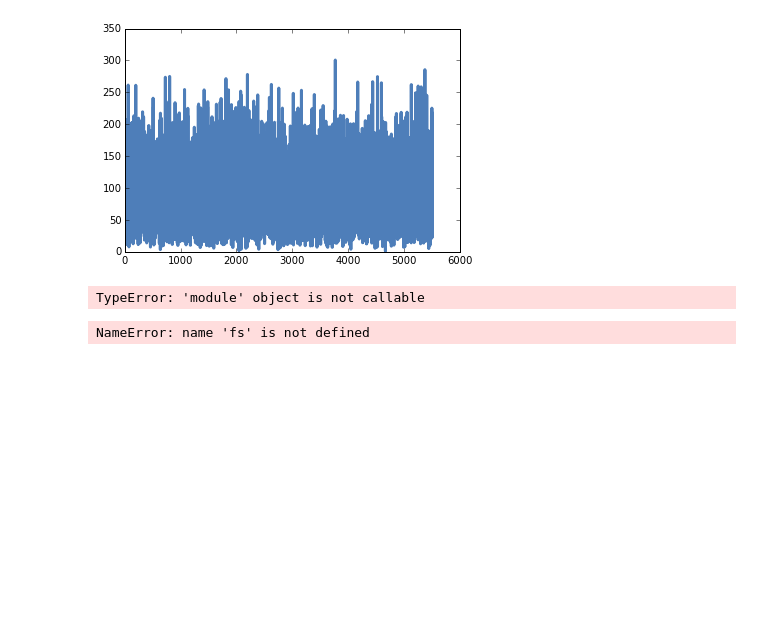
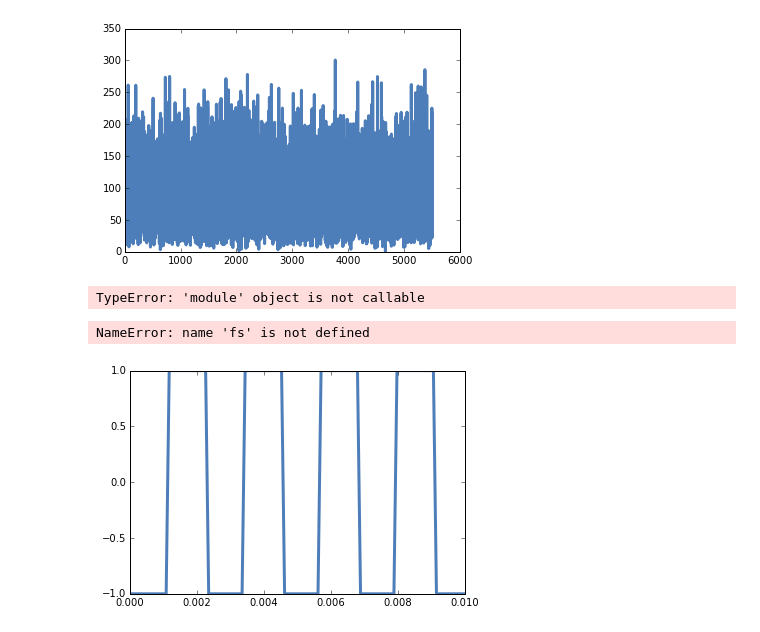
Before and after one commit to CaseyAlvarado/ThinkDSP, a Jupyter notebook: code/Untitled0.ipynb, the cells around one changed output. Drawn from its saved outputs; the diff is of its cells as text; code cells hidden in the pictures; blank space fills up the shorter version.

```diff
--- a/code/Untitled0.ipynb
+++ b/code/Untitled0.ipynb
@@ -67,2 +69,8 @@ square_spectrum = thinkdsp.SquareSignal(freq = 440, amp = 1).make_spectrum()
 hs = dft(square_spectrum)
 hs = hs*PI2*j*
+# %%
+signal_1 = thinkdsp.SquareSignal(freq = 440).make_wave()
+signal_1.plot()
+thinkplot.config(xlim = [0, 0.01])
+# %% [output]
+[figure, added]
```
Also changed, not shown: parts of 8 cells of this notebook, 4 other files.
